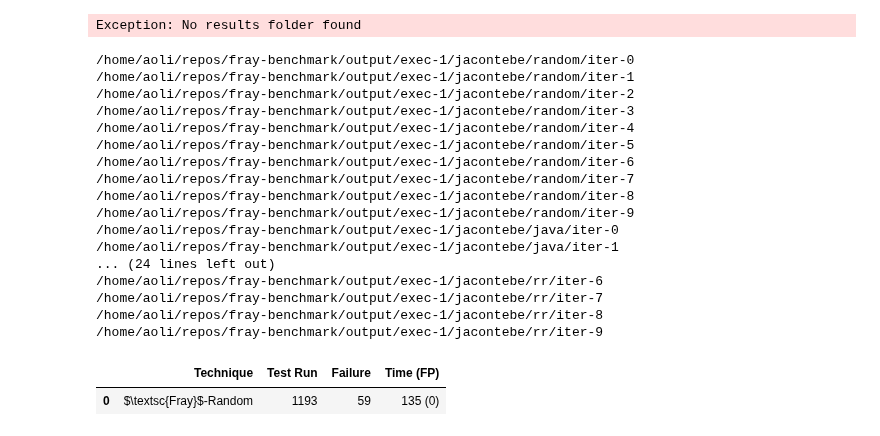
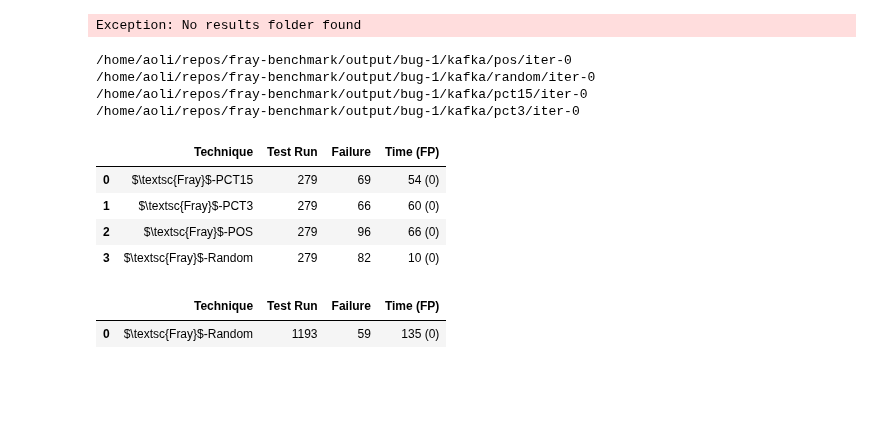
Before and after one commit to cmu-pasta/fray-benchmark, a Jupyter notebook: fray_benchmark/visualizer/playground.ipynb, the cells around one changed output. Saved outputs shown, nothing was run; the diff lists cells and outputs as text; code cells hidden in the pictures; blank space fills up the shorter version.

```diff
--- a/fray_benchmark/visualizer/playground.ipynb
+++ b/fray_benchmark/visualizer/playground.ipynb
@@ -90,30 +88,22 @@ display(df)
 Folder /data/output/bug-1/guava/jpf/results not found
 Exception: No results folder found
 # %%
-suite = BenchmarkSuite(["/home/aoli/repos/fray-benchmark/output/exec-1/jacontebe"])
+suite = BenchmarkSuite(["/home/aoli/repos/fray-benchmark/output/bug-1/kafka"])
 for bench in suite.benchmarks:
     print(bench.path)
-    if "/random/" in bench.path:
+    if "/pct3/" in bench.path:
         bench.to_csv()
-# suite.generate_bug_table()
+suite.generate_bug_table()
 # %% [output]
-/home/aoli/repos/fray-benchmark/output/exec-1/jacontebe/random/iter-0
-/home/aoli/repos/fray-benchmark/output/exec-1/jacontebe/random/iter-1
-/home/aoli/repos/fray-benchmark/output/exec-1/jacontebe/random/iter-2
-/home/aoli/repos/fray-benchmark/output/exec-1/jacontebe/random/iter-3
-/home/aoli/repos/fray-benchmark/output/exec-1/jacontebe/random/iter-4
-/home/aoli/repos/fray-benchmark/output/exec-1/jacontebe/random/iter-5
-/home/aoli/repos/fray-benchmark/output/exec-1/jacontebe/random/iter-6
-/home/aoli/repos/fray-benchmark/output/exec-1/jacontebe/random/iter-7
-/home/aoli/repos/fray-benchmark/output/exec-1/jacontebe/random/iter-8
-/home/aoli/repos/fray-benchmark/output/exec-1/jacontebe/random/iter-9
-/home/aoli/repos/fray-benchmark/output/exec-1/jacontebe/java/iter-0
-/home/aoli/repos/fray-benchmark/output/exec-1/jacontebe/java/iter-1
-... (24 lines left out)
-/home/aoli/repos/fray-benchmark/output/exec-1/jacontebe/rr/iter-6
-/home/aoli/repos/fray-benchmark/output/exec-1/jacontebe/rr/iter-7
-/home/aoli/repos/fray-benchmark/output/exec-1/jacontebe/rr/iter-8
-/home/aoli/repos/fray-benchmark/output/exec-1/jacontebe/rr/iter-9
+/home/aoli/repos/fray-benchmark/output/bug-1/kafka/pos/iter-0
+/home/aoli/repos/fray-benchmark/output/bug-1/kafka/random/iter-0
+/home/aoli/repos/fray-benchmark/output/bug-1/kafka/pct15/iter-0
+/home/aoli/repos/fray-benchmark/output/bug-1/kafka/pct3/iter-0
+|  | Technique | Test Run | Failure | Time (FP) |
+| 0 | $\textsc{Fray}$-PCT15 | 279 | 69 | 54 (0) |
+| 1 | $\textsc{Fray}$-PCT3 | 279 | 66 | 60 (0) |
+| 2 | $\textsc{Fray}$-POS | 279 | 96 | 66 (0) |
+| 3 | $\textsc{Fray}$-Random | 279 | 82 | 10 (0) |
 # %%
 suite = BenchmarkSuite(["/usr0/home/aoli/repos/fray-benchmark/output/race-check/guava"])
 for bench in suite.benchmarks:
```
Also changed, not shown: parts of 5 cells of this notebook, 4 other files.
